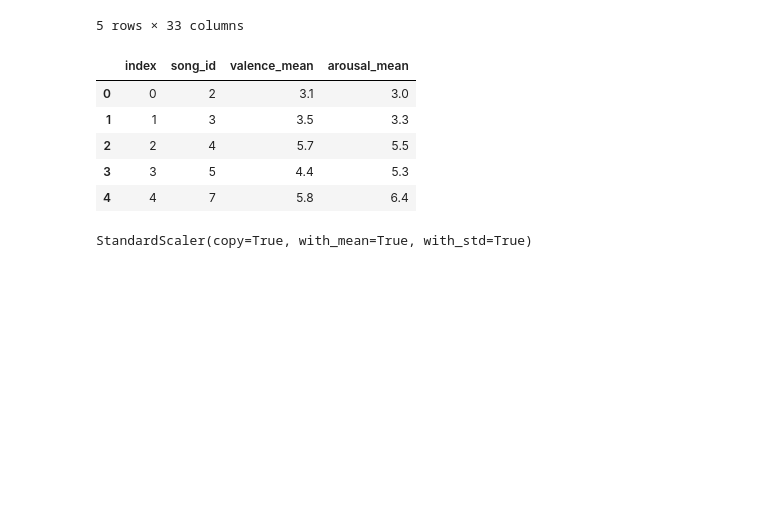
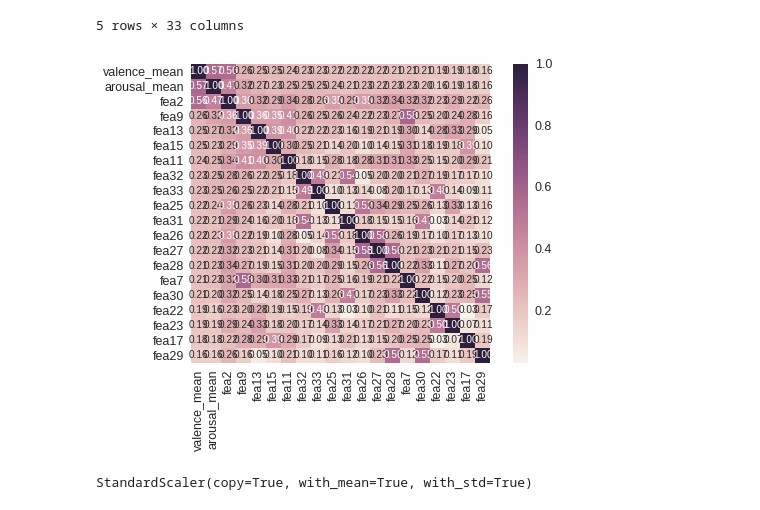
Before and after one commit to hminle/music-analysis, a Jupyter notebook: model/Untitled.ipynb, the cells around one changed output. Saved outputs shown, nothing was run; the diff lists cells and outputs as text; code cells hidden in the pictures; blank space fills up the shorter version.

```diff
--- a/model/Untitled.ipynb
+++ b/model/Untitled.ipynb
@@ -37,25 +38,19 @@ data.head()
 5 rows × 33 columns
 # %%
 y = pd.read_csv('../data/dfY.csv')
-# %%
-y.head()
-# %% [output]
-|  | index | song_id | valence_mean | arousal_mean |
-| 0 | 0 | 2 | 3.1 | 3.0 |
-| 1 | 1 | 3 | 3.5 | 3.3 |
-| 2 | 2 | 4 | 5.7 | 5.5 |
-| 3 | 3 | 5 | 4.4 | 5.3 |
-| 4 | 4 | 7 | 5.8 | 6.4 |
 # %%
 df = pd.concat([data,y['valence_mean'], y['arousal_mean']], axis=1)
 # %%
-k = 15 #number of variables for heatmap
+k = 20 #number of variables for heatmap
 corrmat = df.corr()
 cols = corrmat.nlargest(k, 'valence_mean')['valence_mean'].index
 cm = np.corrcoef(df[cols].values.T)
 sns.set(font_scale=1.25)
 hm = sns.heatmap(cm, cbar=True, annot=True, square=True, fmt='.2f', annot_kws={'size': 10}, yticklabels=cols.values, xticklabels=cols.values)
 plt.show()
+#plt.savefig('heatmap.png')
+# %% [output]
+[figure, added]
 # %%
 scaler = StandardScaler()
 # %%
```
Also changed, not shown: parts of 24 cells of this notebook.
